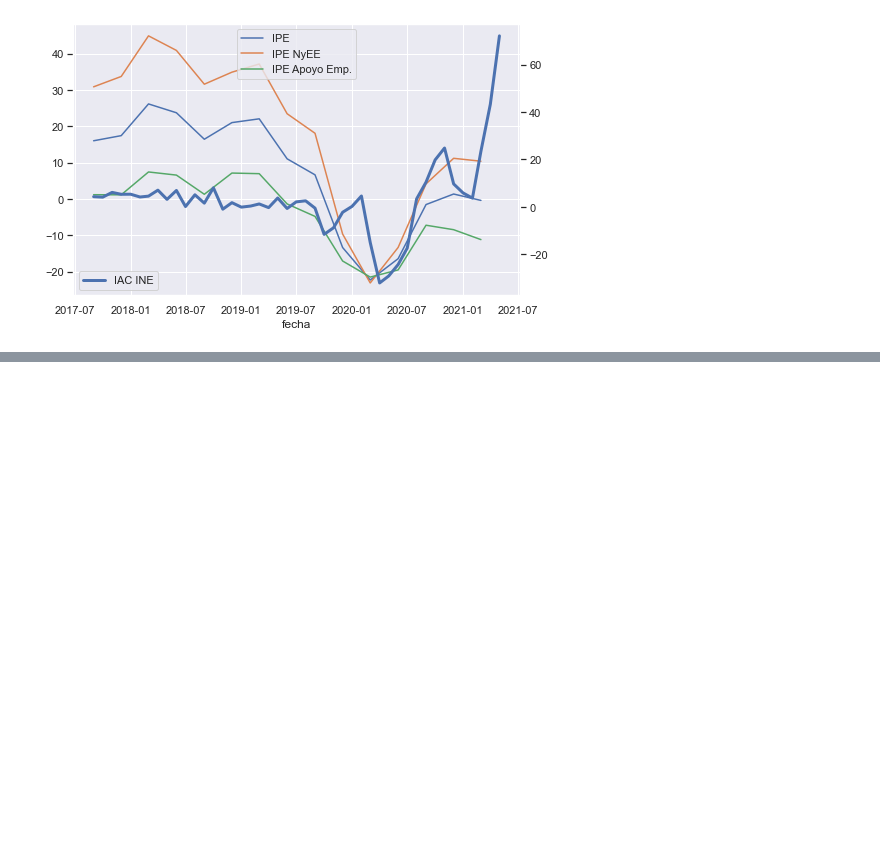
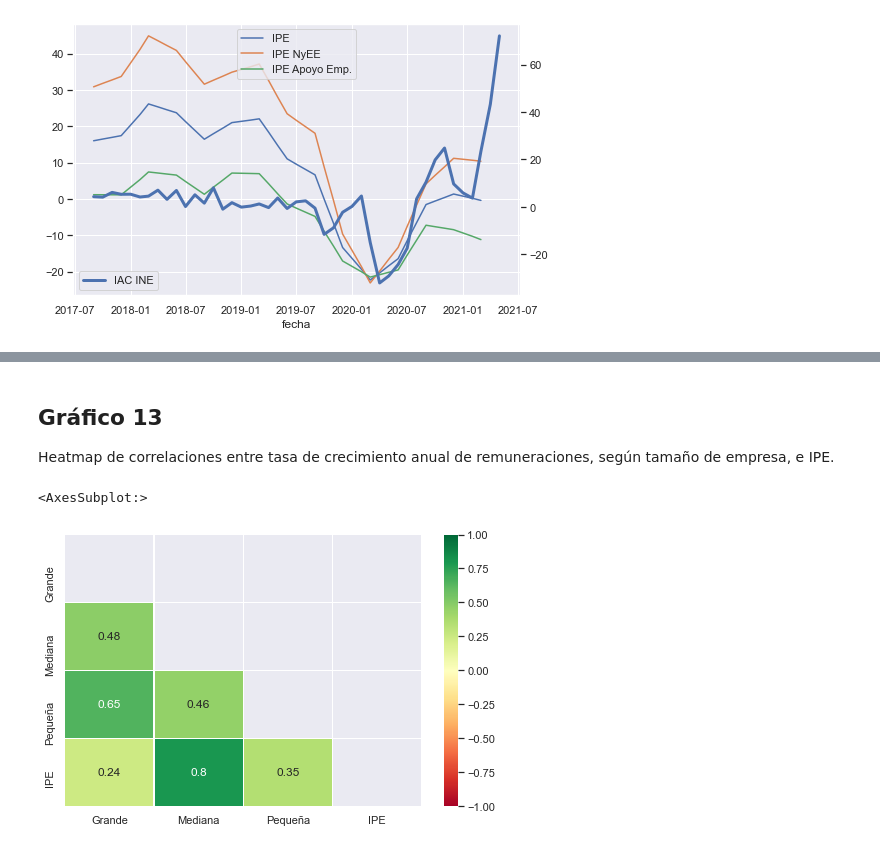
Before and after one commit to percepcioneseconomicas/publicaciones, a Jupyter notebook: pruebas/ICE_emprendedor.ipynb, the cells around one changed output, grey strips where cells are left out. Cells and saved outputs as stored; diff of their text form; code cells hidden in the pictures; blank space fills up the shorter version.

```diff
--- a/pruebas/ICE_emprendedor.ipynb
+++ b/pruebas/ICE_emprendedor.ipynb
@@ -247,0 +288,4 @@ ax2.grid(False)
+# %%
+rem = pd.read_csv('remuneraciones.csv', na_values='-')
+rem['fecha'] = pd.to_datetime(rem[['year', 'month']].assign(DAY=1))
+rem.tail()
@@ -247,0 +299,4 @@ ax2.grid(False)
+# %%
+crem = pd.pivot_table(data=rem, index='fecha', columns='Glosa', values='Variación en 12 Meses')
+crem = pd.concat([crem, ipec[['IPE', 'IPE NyEE', 'IPE Apoyo Emp.']]], axis=1)
+crem.tail()
@@ -247,0 +311,12 @@ ax2.grid(False)
+# %% [markdown]
+## Gráfico 13
+Heatmap de correlaciones entre tasa de crecimiento anual de remuneraciones, según tamaño de empresa, e IPE.
+# %%
+corr_mat = crem[['Grande', 'Mediana', 'Pequeña', 'IPE',]].corr()
+mask = np.zeros_like(corr_mat)
+mask[np.triu_indices_from(mask)] = True
+fig, ax =plt.subplots(figsize=(8,5))
+sns.heatmap(corr_mat, mask=mask, annot=True, cmap='RdYlGn', linewidth=0.4, ax=ax, vmin=-1, vmax=1)
+# %% [output]
+<AxesSubplot:>
+[figure, added]
```
Also changed, not shown: parts of 39 cells of this notebook.
